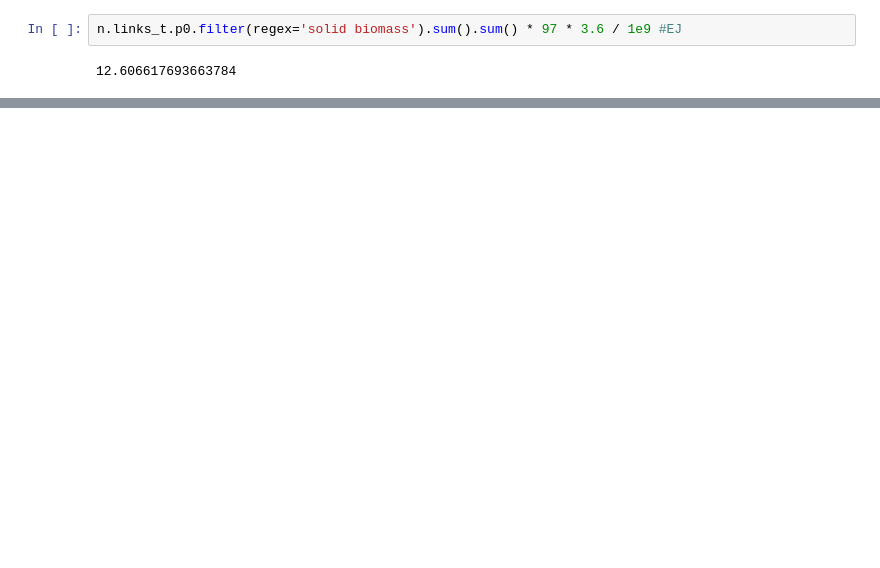
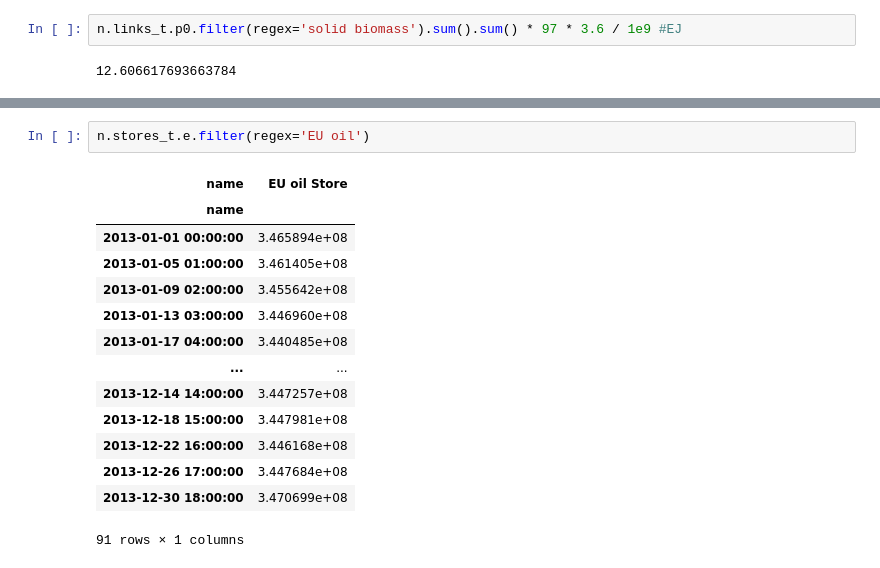
Before and after one commit to humpage/pypsa-eur-sec, a Jupyter notebook: jupyterAnalysis.ipynb, the cells around one changed output, grey strips where cells are left out. Drawn from its saved outputs; the diff is of its cells as text; blank space fills up the shorter version.

```diff
--- a/jupyterAnalysis.ipynb
+++ b/jupyterAnalysis.ipynb
@@ -432,0 +482,17 @@ n.components["Generator"]["attrs"]
+# %%
+n.stores_t.e.filter(regex='EU oil')
+# %% [output]
+| name | EU oil Store |
+| name |  |
+| 2013-01-01 00:00:00 | 3.465894e+08 |
+| 2013-01-05 01:00:00 | 3.461405e+08 |
+| 2013-01-09 02:00:00 | 3.455642e+08 |
+| 2013-01-13 03:00:00 | 3.446960e+08 |
+| 2013-01-17 04:00:00 | 3.440485e+08 |
+| ... | ... |
+| 2013-12-14 14:00:00 | 3.447257e+08 |
+| 2013-12-18 15:00:00 | 3.447981e+08 |
+| 2013-12-22 16:00:00 | 3.446168e+08 |
+| 2013-12-26 17:00:00 | 3.447684e+08 |
+| 2013-12-30 18:00:00 | 3.470699e+08 |
+91 rows × 1 columns
```
Also changed, not shown: parts of 37 cells of this notebook, 2 other files.
